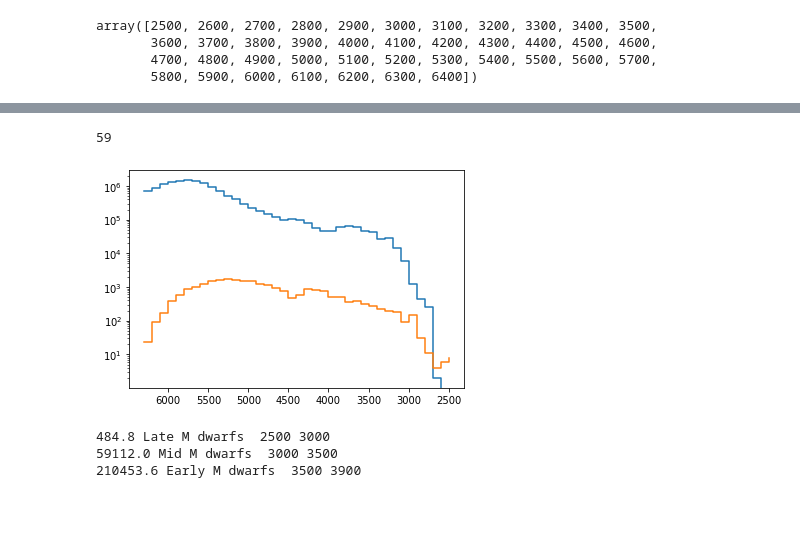
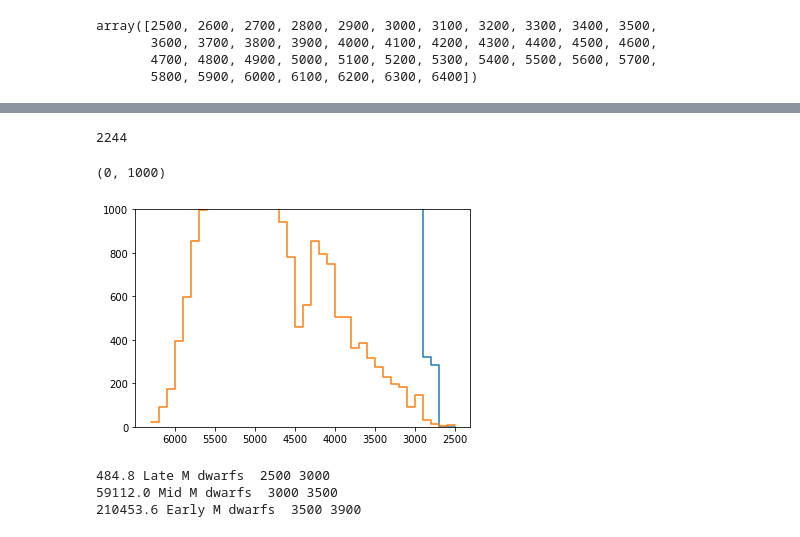
Before and after one commit to RuthAngus/TESS-rotation, a Jupyter notebook: code/notebooks/Exploring_CVZ_stars.ipynb, the cells around one changed output, grey strips where cells are left out. Saved outputs shown, nothing was run; the diff lists cells and outputs as text; code cells hidden in the pictures; blank space fills up the shorter version.

```diff
--- a/code/notebooks/Exploring_CVZ_stars.ipynb
+++ b/code/notebooks/Exploring_CVZ_stars.ipynb
@@ -28,8 +32,8 @@ print(total_coverage, cvz_coverage_frac)
 # %% [markdown]
 Load the TESS CVZ catalogs.
 # %%
-north = pd.read_csv("../../data/northern_cvz_16th.csv")
-south = pd.read_csv("../../data/southern_cvz_16th.csv")
+north = pd.read_csv("../../data/northern_cvz_16th_ruthangus_0.csv")
+south = pd.read_csv("../../data/southern_cvz_16th_ruthangus_0.csv")
 north = north.iloc[north.Tmag.values <= 15]
 south = south.iloc[south.Tmag.values <= 15]
 tess = pd.concat((north, south))#, on=["ID", "Teff", "mass", "Tmag"])
@@ -222,14 +281,17 @@ print(sum(H[28:34])*.2/sum(kepler_hist[28:34]), "x more G dwarfs ", teff_bins[28
 # %%
-print(sum(kepler_hist[:5]))
+print(sum(kepler_hist[:14]))
 # %% [output]
-59
+2244
 # %%
 plt.step(teff_bins[:-1], H)
 plt.step(teff_bins[:-1], kepler_hist)
 plt.gca().invert_xaxis()
-plt.yscale("log")
+# plt.yscale("log")
+plt.ylim(0, 1000)
+# plt.xlim(4000, 2400)
 # %% [output]
+(0, 1000)
-[figure, old version]
+[figure, new version]
 # %%
 print(sum(H[0:5])*.8, "Late M dwarfs ", teff_bins[0], teff_bins[5])
 print(sum(H[5:10])*.8, "Mid M dwarfs ", teff_bins[5], teff_bins[10])
```
Also changed, not shown: parts of 14 cells of this notebook.
